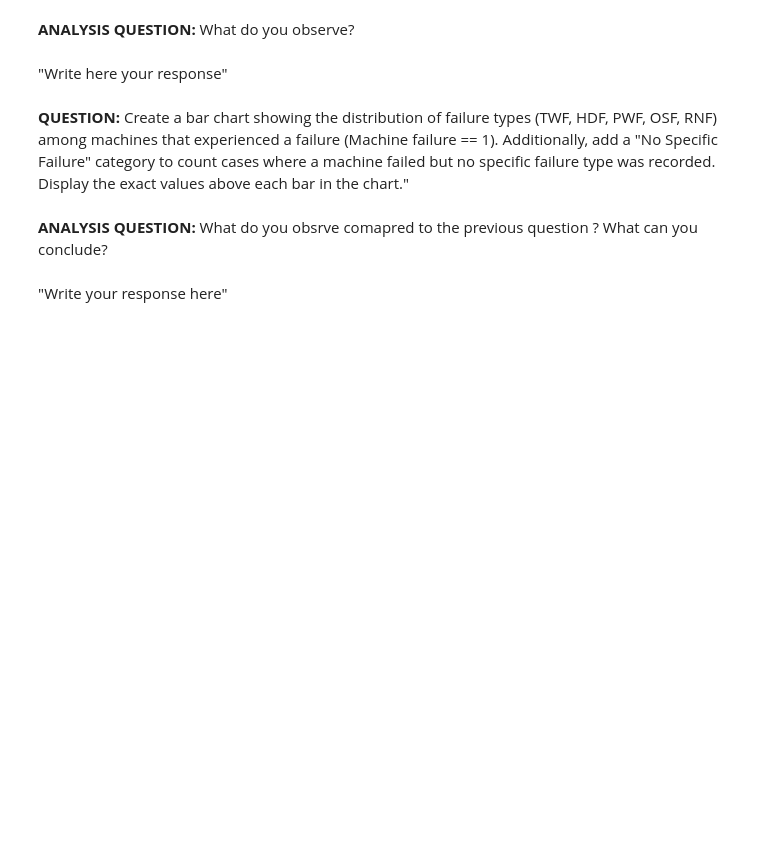
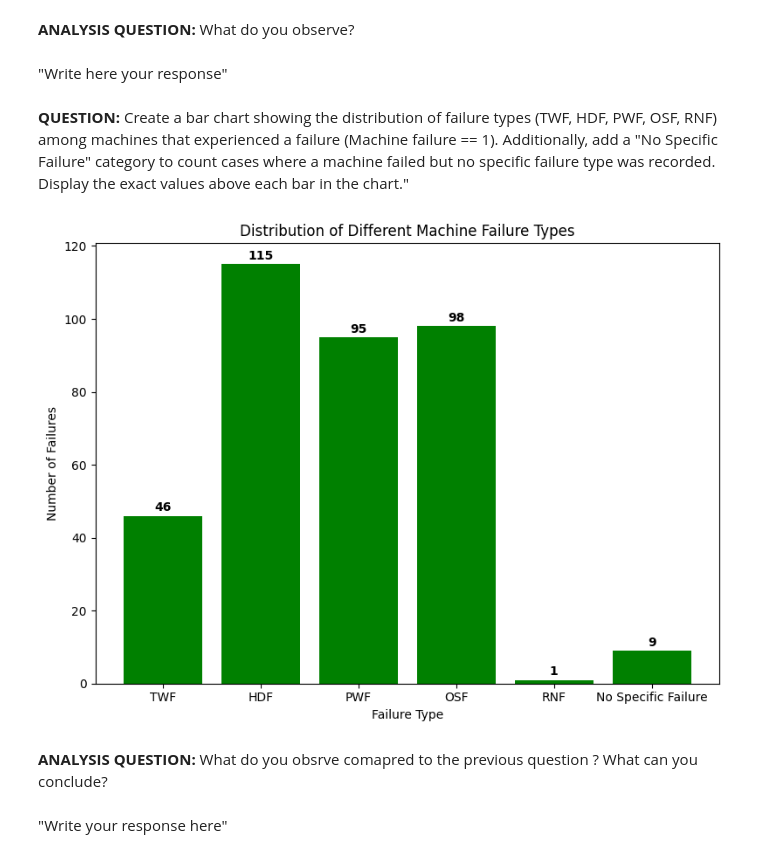
Before and after one commit to Tichow/TP_IA_embarquee, a Jupyter notebook: neural_network/TP_IA_EMBARQUEE.ipynb, the cells around one changed output. Drawn from its saved outputs; the diff is of its cells as text; code cells hidden in the pictures; blank space fills up the shorter version.

```diff
--- a/neural_network/TP_IA_EMBARQUEE.ipynb
+++ b/neural_network/TP_IA_EMBARQUEE.ipynb
@@ -48,6 +117,44 @@ from sklearn.linear_model import LinearRegression
 "Write here your response"
 # %% [markdown]
 **QUESTION:** Create a bar chart showing the distribution of failure types (TWF, HDF, PWF, OSF, RNF) among machines that experienced a failure (Machine failure == 1). Additionally, add a "No Specific Failure" category to count cases where a machine failed but no specific failure type was recorded. Display the exact values above each bar in the chart."
+# %%
+failure_data = df[df['Machine failure'] == 1]
+no_specific_failure_data = df[
+    (df['Machine failure'] == 1) &
+    (df['TWF'] == 0) &
+    (df['HDF'] == 0) &
+    (df['PWF'] == 0) &
+    (df['OSF'] == 0) &
+    (df['RNF'] == 0)
+]
+
+failure_counts = {
+    'TWF': failure_data['TWF'].sum(),
+    'HDF': failure_data['HDF'].sum(),
+    'PWF': failure_data['PWF'].sum(),
+    'OSF': failure_data['OSF'].sum(),
+    'RNF': failure_data['RNF'].sum(),
+    'No Specific Failure': len(no_specific_failure_data)
+}
+
+
+
+plt.figure(figsize=(8, 6))
+bars = plt.bar(failure_counts.keys(), failure_counts.values(), color='green')
+
+for bar in bars:
+    plt.text(bar.get_x() + bar.get_width() / 2,
+             bar.get_height() + 0.5,
+             f'{int(bar.get_height())}',
+             ha='center', va='bottom', fontsize=10, fontweight='bold')
+
+plt.xlabel('Failure Type')
+plt.ylabel('Number of Failures')
+plt.title('Distribution of Different Machine Failure Types')
+plt.tight_layout()
+plt.show()
+# %% [output]
+[figure, added]
 # %% [markdown]
 **ANALYSIS QUESTION:** What do you obsrve comapred to the previous question ? What can you conclude?
 # %% [markdown]
```
Also changed, not shown: parts of 10 cells of this notebook.
